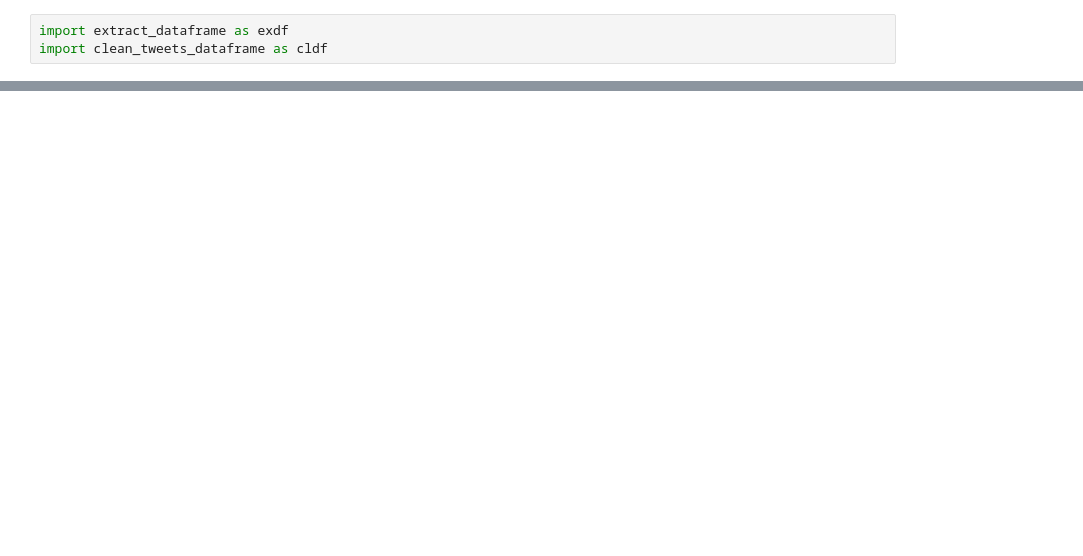
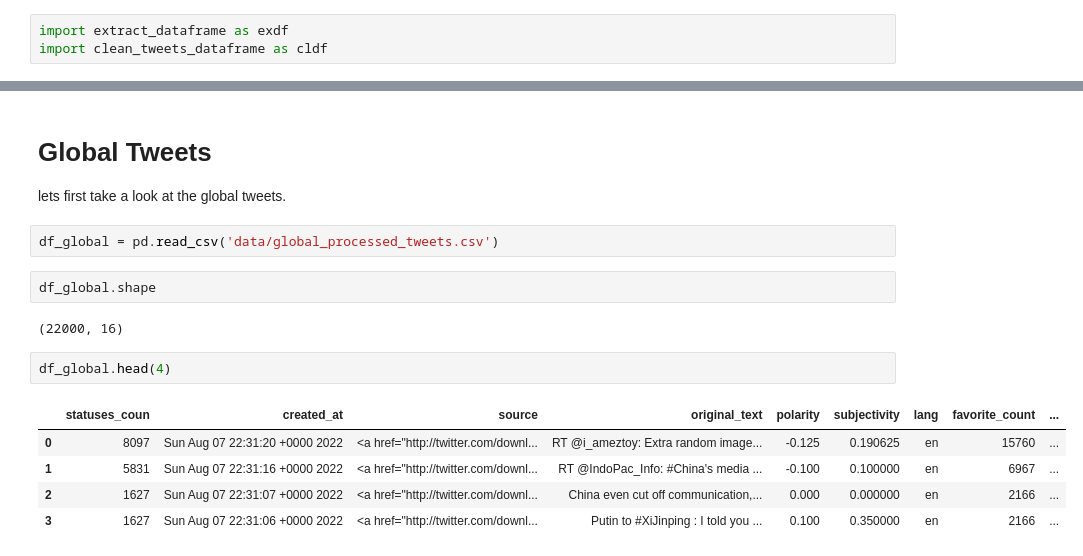
Before and after one commit to emtinanseo/Twitter-Data-Analysis, a Jupyter notebook: explore_the_data.ipynb, the cells around one changed output, grey strips where cells are left out. Saved outputs shown, nothing was run; the diff lists cells and outputs as text; blank space fills up the shorter version.

```diff
--- a/explore_the_data.ipynb
+++ b/explore_the_data.ipynb
@@ -28,2 +29,20 @@ df_africa = africa_tweets.get_tweet_df(save = True, file_name = 'data/africa_pro
 # %% [output]
 File Successfully Saved.!!!
+# %% [markdown]
+# Global Tweets
+
+lets first take a look at the global tweets.
+# %%
+df_global = pd.read_csv('data/global_processed_tweets.csv')
+# %%
+df_global.shape
+# %% [output]
+(22000, 16)
+# %%
+df_global.head(4)
+# %% [output]
+|  | statuses_coun | created_at | source | original_text | polarity | subjectivity | lang | favorite_count | ... |
+| 0 | 8097 | Sun Aug 07 22:31:20 +0000 2022 | <a href="http://twitter.com/downl... | RT @i_ameztoy: Extra random image... | -0.125 | 0.190625 | en | 15760 | ... |
+| 1 | 5831 | Sun Aug 07 22:31:16 +0000 2022 | <a href="http://twitter.com/downl... | RT @IndoPac_Info: #China's media ... | -0.100 | 0.100000 | en | 6967 | ... |
+| 2 | 1627 | Sun Aug 07 22:31:07 +0000 2022 | <a href="http://twitter.com/downl... | China even cut off communication,... | 0.000 | 0.000000 | en | 2166 | ... |
+| 3 | 1627 | Sun Aug 07 22:31:06 +0000 2022 | <a href="http://twitter.com/downl... | Putin to #XiJinping : I told you ... | 0.100 | 0.350000 | en | 2166 | ... |
```
Also changed, not shown: parts of 19 cells of this notebook, 1 other file.
